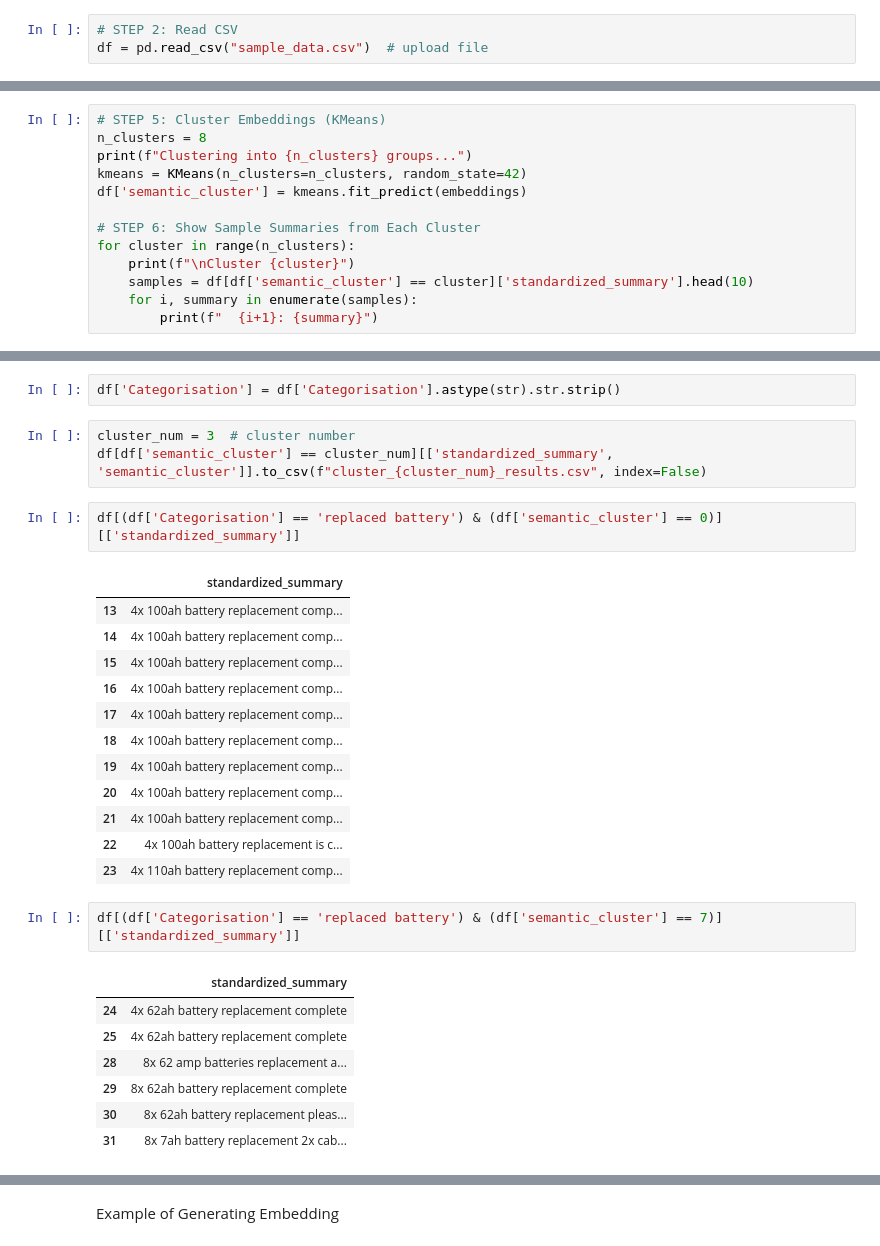
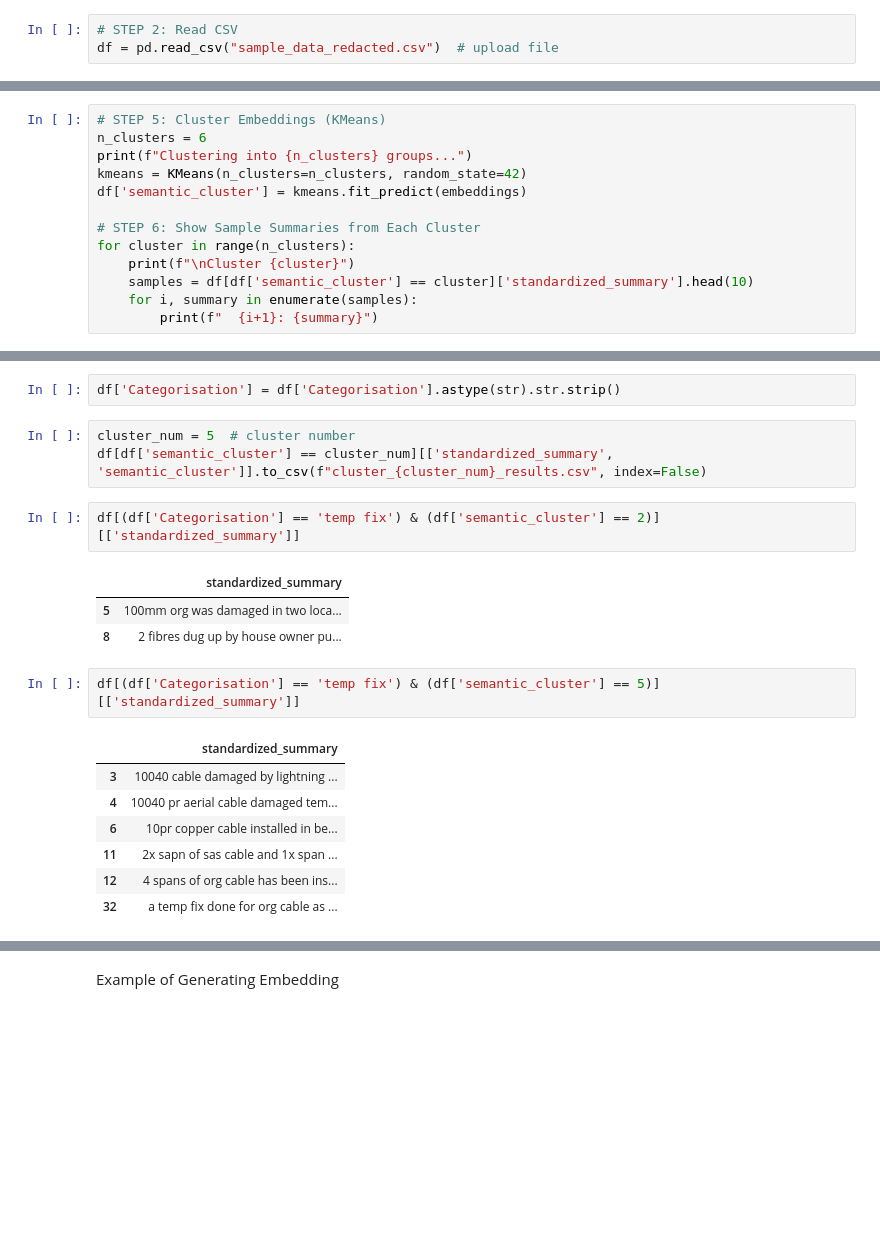
Before and after one commit to NBNML/sample-data-exploration, a Jupyter notebook: sample-incident.ipynb, the cells around one changed output, grey strips where cells are left out. Saved outputs shown, nothing was run; the diff lists cells and outputs as text; blank space fills up the shorter version.

```diff
--- a/sample-incident.ipynb
+++ b/sample-incident.ipynb
@@ -27,7 +27,7 @@ from tqdm import tqdm
 pd.set_option('display.max_colwidth', None)
 # %%
 # STEP 2: Read CSV
-df = pd.read_csv("sample_data.csv")  # upload file
+df = pd.read_csv("sample_data_redacted.csv")  # upload file
 # %%
 # Check dictinct values in 'Categorisation' column
 distinct_values = df['Categorisation'].dropna().unique()
@@ -94,6 +120,6 @@ plt.show()
 # %%
 # STEP 5: Cluster Embeddings (KMeans)
-n_clusters = 8
+n_clusters = 6
 print(f"Clustering into {n_clusters} groups...")
 kmeans = KMeans(n_clusters=n_clusters, random_state=42)
 df['semantic_cluster'] = kmeans.fit_predict(embeddings)
@@ -200,31 +224,22 @@ df['Categorisation'] = df['Categorisation'].astype(str).str.strip().str.lower()
 # %%
 df['Categorisation'] = df['Categorisation'].astype(str).str.strip()
 # %%
-cluster_num = 3  # cluster number
+cluster_num = 5  # cluster number
 df[df['semantic_cluster'] == cluster_num][['standardized_summary', 'semantic_cluster']].to_csv(f"cluster_{cluster_num}_results.csv", index=False)
 # %%
-df[(df['Categorisation'] == 'replaced battery') & (df['semantic_cluster'] == 0)][['standardized_summary']]
+df[(df['Categorisation'] == 'temp fix') & (df['semantic_cluster'] == 2)][['standardized_summary']]
 # %% [output]
 |  | standardized_summary |
-| 13 | 4x 100ah battery replacement comp... |
-| 14 | 4x 100ah battery replacement comp... |
-| 15 | 4x 100ah battery replacement comp... |
-| 16 | 4x 100ah battery replacement comp... |
-| 17 | 4x 100ah battery replacement comp... |
-| 18 | 4x 100ah battery replacement comp... |
-| 19 | 4x 100ah battery replacement comp... |
-| 20 | 4x 100ah battery replacement comp... |
-| 21 | 4x 100ah battery replacement comp... |
-| 22 | 4x 100ah battery replacement is c... |
-| 23 | 4x 110ah battery replacement comp... |
+| 5 | 100mm org was damaged in two loca... |
+| 8 | 2 fibres dug up by house owner pu... |
 # %%
-df[(df['Categorisation'] == 'replaced battery') & (df['semantic_cluster'] == 7)][['standardized_summary']]
+df[(df['Categorisation'] == 'temp fix') & (df['semantic_cluster'] == 5)][['standardized_summary']]
 # %% [output]
 |  | standardized_summary |
-| 24 | 4x 62ah battery replacement complete |
-| 25 | 4x 62ah battery replacement complete |
-| 28 | 8x 62 amp batteries replacement a... |
-| 29 | 8x 62ah battery replacement complete |
-| 30 | 8x 62ah battery replacement pleas... |
-| 31 | 8x 7ah battery replacement 2x cab... |
+| 3 | 10040 cable damaged by lightning ... |
+| 4 | 10040 pr aerial cable damaged tem... |
+| 6 | 10pr copper cable installed in be... |
+| 11 | 2x sapn of sas cable and 1x span ... |
+| 12 | 4 spans of org cable has been ins... |
+| 32 | a temp fix done for org cable as ... |
 # %%
```
Also changed, not shown: parts of 13 cells of this notebook, 2 other files.
